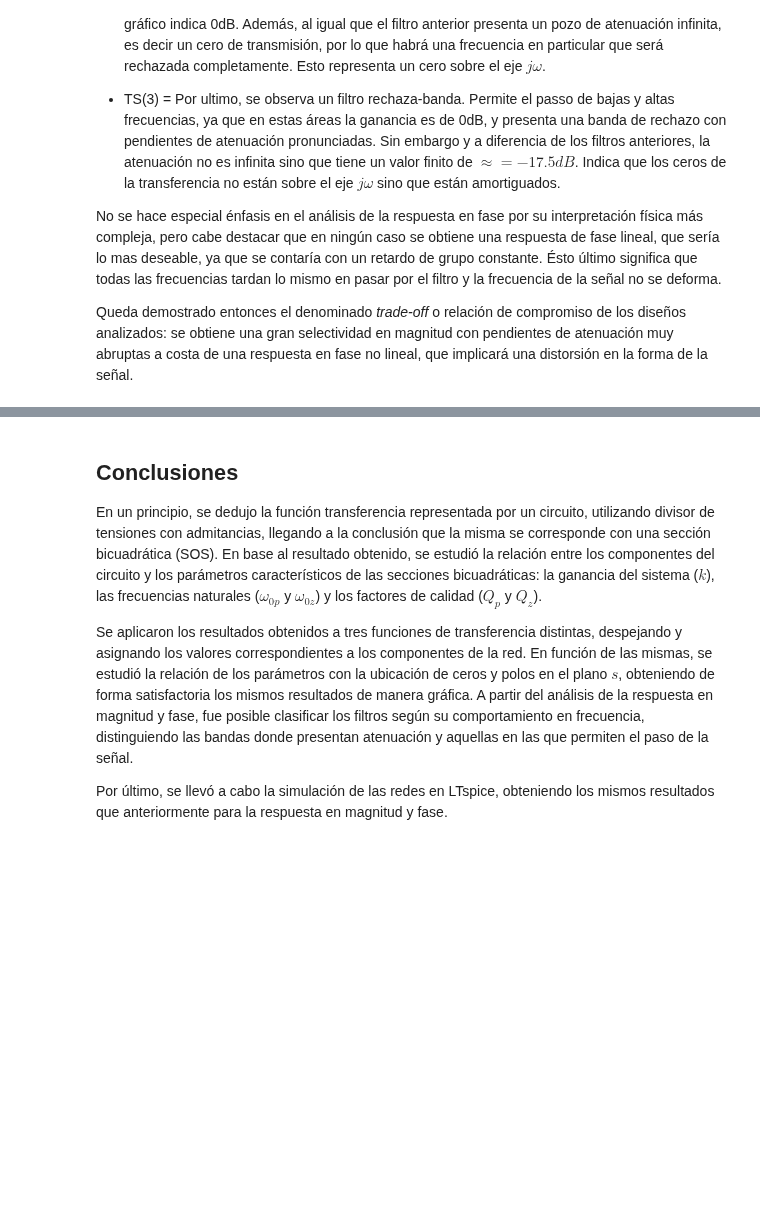
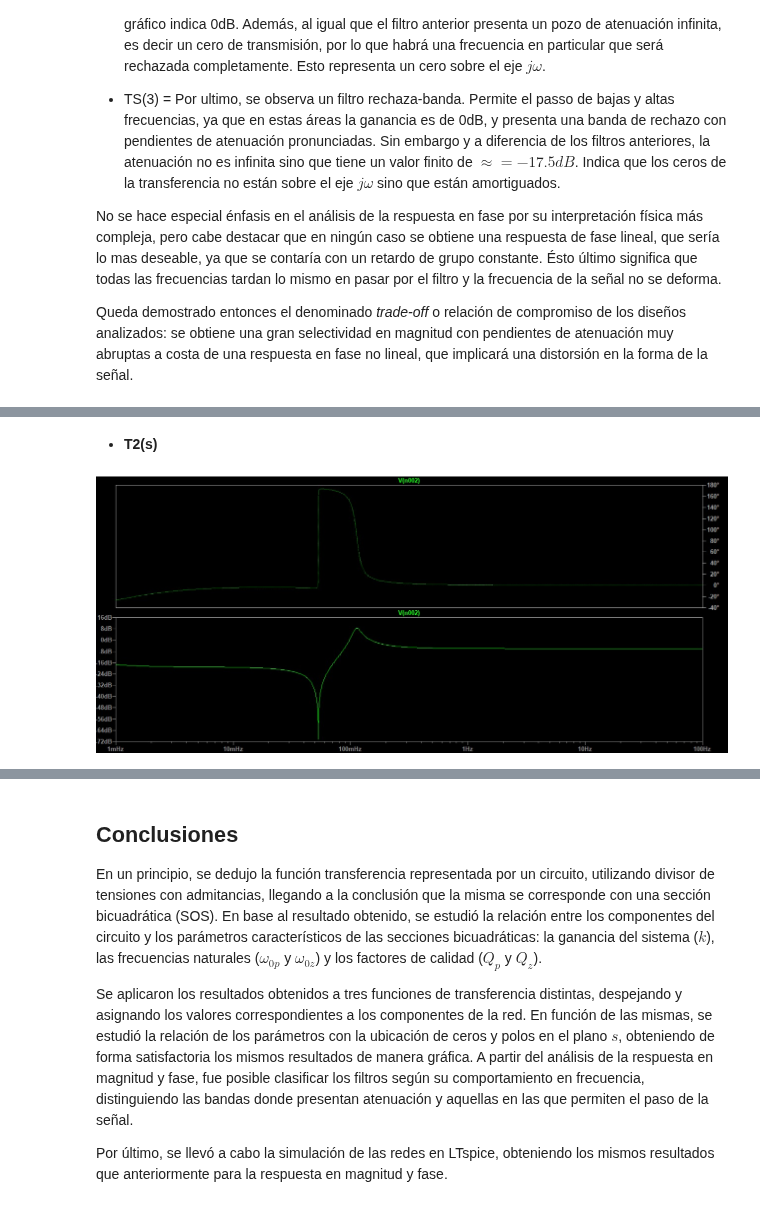
Before and after one commit to mtaranilla/APS_2025, a Jupyter notebook: TS_TARANILLA_SALGADO/TS6_FiltrosRLC/TS6_SALGADO_TARANILLA.ipynb, the cells around one changed output, grey strips where cells are left out. Cells and saved outputs as stored; diff of their text form; code cells hidden in the pictures; blank space fills up the shorter version.

```diff
--- a/TS_TARANILLA_SALGADO/TS6_FiltrosRLC/TS6_SALGADO_TARANILLA.ipynb
+++ b/TS_TARANILLA_SALGADO/TS6_FiltrosRLC/TS6_SALGADO_TARANILLA.ipynb
@@ -396,0 +390,7 @@ Los resultados de la simulación coinciden con los obtenidos en Python. Esto dem
+# %% [markdown]
+- **T2(s)**
+# %%
+from IPython.display import Image
+Image(filename='T2(S)_TS6.jpg')
+# %% [output]
+[figure, added]
```
Also changed, not shown: parts of 5 cells of this notebook.
